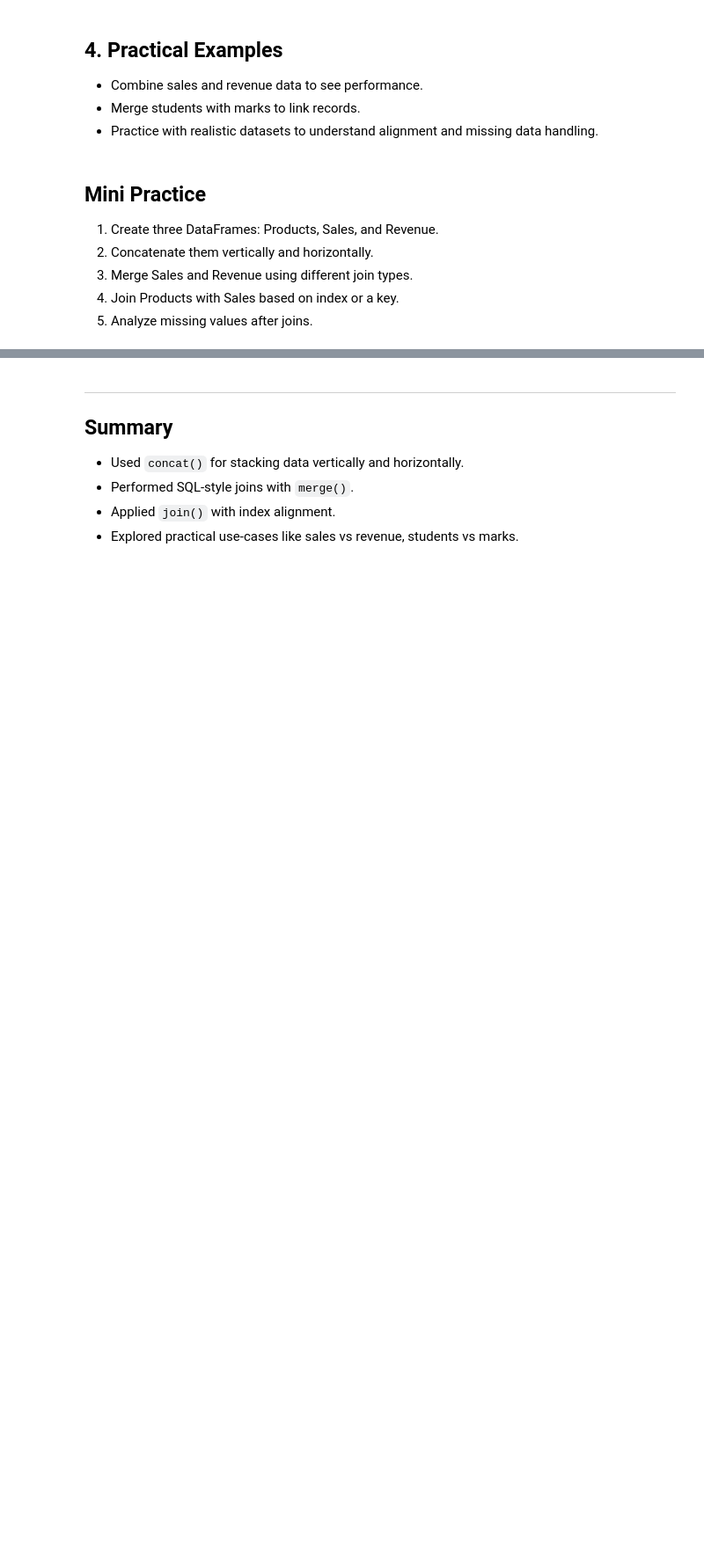
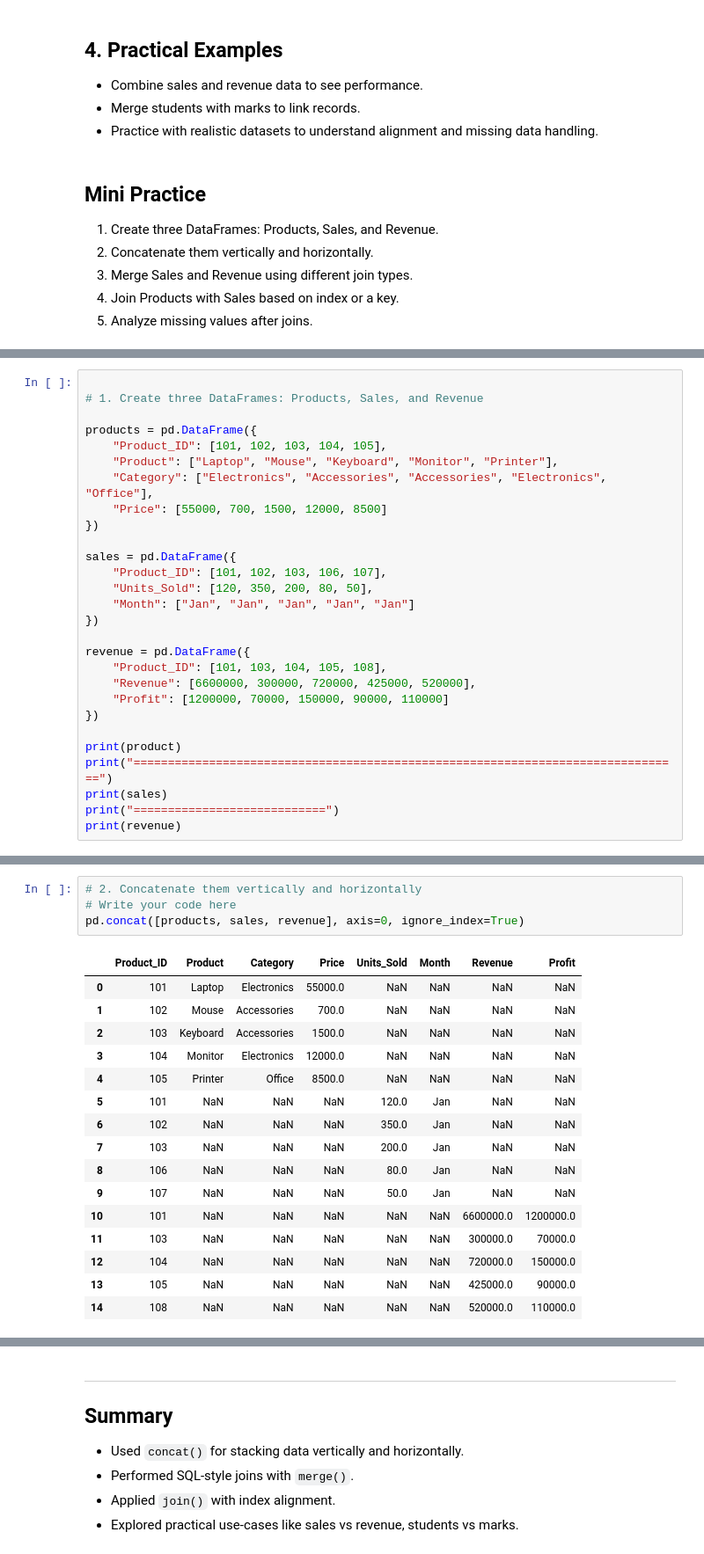
Before and after one commit to DhruvPanchal0312/Data-Science-and-Analysis-With-GenAI, a Jupyter notebook: PANDAS/SHERIYANS Pandas/Pandas_class7.ipynb, the cells around one changed output, grey strips where cells are left out. Shown at 88% size. Drawn from its saved outputs; the diff is of its cells as text; blank space fills up the shorter version.

```diff
--- a/PANDAS/SHERIYANS Pandas/Pandas_class7.ipynb
+++ b/PANDAS/SHERIYANS Pandas/Pandas_class7.ipynb
@@ -175,0 +181,28 @@ pd.merge(df4, df1, on="Product_ID",how="outer") #it inlcludes the whole both tab
+# %%
+
+# 1. Create three DataFrames: Products, Sales, and Revenue
+
+products = pd.DataFrame({
+    "Product_ID": [101, 102, 103, 104, 105],
+    "Product": ["Laptop", "Mouse", "Keyboard", "Monitor", "Printer"],
+    "Category": ["Electronics", "Accessories", "Accessories", "Electronics", "Office"],
+    "Price": [55000, 700, 1500, 12000, 8500]
+})
+
+sales = pd.DataFrame({
+    "Product_ID": [101, 102, 103, 106, 107],
+    "Units_Sold": [120, 350, 200, 80, 50],
+    "Month": ["Jan", "Jan", "Jan", "Jan", "Jan"]
+})
+
+revenue = pd.DataFrame({
+    "Product_ID": [101, 103, 104, 105, 108],
+    "Revenue": [6600000, 300000, 720000, 425000, 520000],
+    "Profit": [1200000, 70000, 150000, 90000, 110000]
+})
+
+print(product)
+print("================================================================================")
+print(sales)
+print("============================")
+print(revenue)
@@ -175,0 +230,21 @@ pd.merge(df4, df1, on="Product_ID",how="outer") #it inlcludes the whole both tab
+# %%
+# 2. Concatenate them vertically and horizontally
+# Write your code here
+pd.concat([products, sales, revenue], axis=0, ignore_index=True)
+# %% [output]
+|  | Product_ID | Product | Category | Price | Units_Sold | Month | Revenue | Profit |
+| 0 | 101 | Laptop | Electronics | 55000.0 | NaN | NaN | NaN | NaN |
+| 1 | 102 | Mouse | Accessories | 700.0 | NaN | NaN | NaN | NaN |
+| 2 | 103 | Keyboard | Accessories | 1500.0 | NaN | NaN | NaN | NaN |
+| 3 | 104 | Monitor | Electronics | 12000.0 | NaN | NaN | NaN | NaN |
+| 4 | 105 | Printer | Office | 8500.0 | NaN | NaN | NaN | NaN |
+| 5 | 101 | NaN | NaN | NaN | 120.0 | Jan | NaN | NaN |
+| 6 | 102 | NaN | NaN | NaN | 350.0 | Jan | NaN | NaN |
+| 7 | 103 | NaN | NaN | NaN | 200.0 | Jan | NaN | NaN |
+| 8 | 106 | NaN | NaN | NaN | 80.0 | Jan | NaN | NaN |
+| 9 | 107 | NaN | NaN | NaN | 50.0 | Jan | NaN | NaN |
+| 10 | 101 | NaN | NaN | NaN | NaN | NaN | 6600000.0 | 1200000.0 |
+| 11 | 103 | NaN | NaN | NaN | NaN | NaN | 300000.0 | 70000.0 |
+| 12 | 104 | NaN | NaN | NaN | NaN | NaN | 720000.0 | 150000.0 |
+| 13 | 105 | NaN | NaN | NaN | NaN | NaN | 425000.0 | 90000.0 |
+| 14 | 108 | NaN | NaN | NaN | NaN | NaN | 520000.0 | 110000.0 |
```
Also changed, not shown: parts of 10 cells of this notebook.
